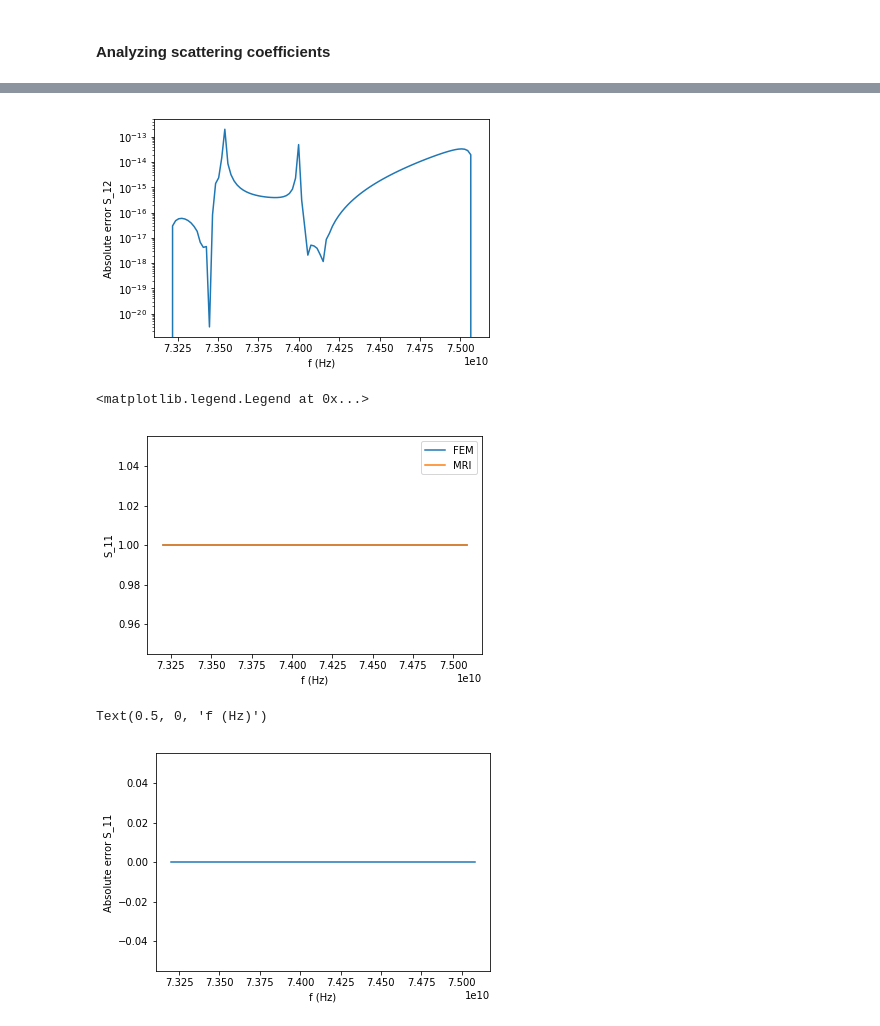
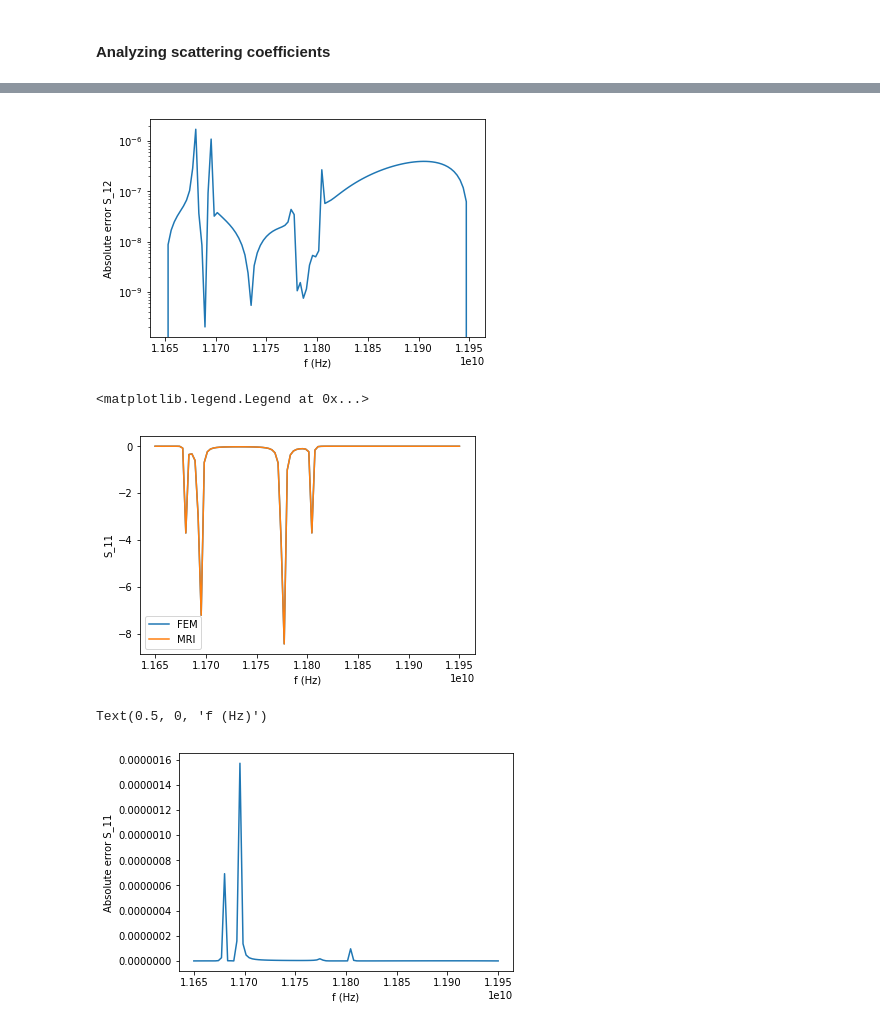
Before and after one commit to FMatti/Maxwell-MRI, a Jupyter notebook: examples/circular_waveguide_filter/circular_waveguide_filter.ipynb, the cells around one changed output, grey strips where cells are left out. Saved outputs shown, nothing was run; the diff lists cells and outputs as text; code cells hidden in the pictures.

```diff
--- a/examples/circular_waveguide_filter/circular_waveguide_filter.ipynb
+++ b/examples/circular_waveguide_filter/circular_waveguide_filter.ipynb
@@ -44,7 +44,8 @@ class g_N_L(fen.UserExpression):
     def eval(self, value, x):
         value[0] = 0.0
         value[1] = 0.0
-        value[2] = 1.0 / (4e-7*np.pi) if fen.near(x[0], -Dx) else 0.0
+        #value[2] = 1.0 / (4e-7*np.pi) if fen.near(x[0], -Dx) else 0.0
+        value[2] = 1.0 if fen.near(x[0], -Dx) and x[1] > -Dy and x[1] < Dy and x[2] > -Dz and x[2] < Dz else 0.0
     def value_shape(self):
         return (3,)
 
@@ -52,7 +53,8 @@ class g_N_R(fen.UserExpression):
     def eval(self, value, x):
         value[0] = 0.0
         value[1] = 0.0
-        value[2] = - 1.0 / (4e-7*np.pi) if fen.near(x[0], Dx) else 0.0
+        #value[2] = - 1.0 / (4e-7*np.pi) if fen.near(x[0], Dx) else 0.0
+        value[2] = - 1.0 if fen.near(x[0], Dx) and x[1] > -Dy and x[1] < Dy and x[2] > -Dz and x[2] < Dz else 0.0
     def value_shape(self):
         return (3,)
 
@@ -148,23 +142,23 @@ plt.yscale('log')
 # %%
-plt.plot(freq[::2], np.abs(S12_FEM - S12_MRI))
+plt.plot(freq[::2] / (2*np.pi), np.abs(S12_FEM - S12_MRI))
 plt.ylabel('Absolute error S_12')
 plt.xlabel('f (Hz)')
 plt.yscale('log')
 # %% [output]
-[figure, old version]
+[figure, new version]
 # %%
-plt.plot(freq[::2], S11_FEM, label='FEM')
-plt.plot(freq[::2], S11_MRI, label='MRI')
+plt.plot(freq[::2] / (2*np.pi), convert_to_dezibel(S11_FEM), label='FEM')
+plt.plot(freq[::2] / (2*np.pi), convert_to_dezibel(S11_MRI), label='MRI')
 plt.ylabel('S_11')
 plt.xlabel('f (Hz)')
 plt.legend()
 # %% [output]
 <matplotlib.legend.Legend at 0x...>
-[figure, old version]
+[figure, new version]
 # %%
-plt.plot(freq[::2], np.abs(S11_FEM - S11_MRI))
+plt.plot(freq[::2]/ (2*np.pi), np.abs(S11_FEM - S11_MRI))
 plt.ylabel('Absolute error S_11')
 plt.xlabel('f (Hz)')
 # %% [output]
 Text(0.5, 0, 'f (Hz)')
-[figure, old version]
+[figure, new version]
```
Also changed, not shown: parts of 4 cells of this notebook, 1 other file.
